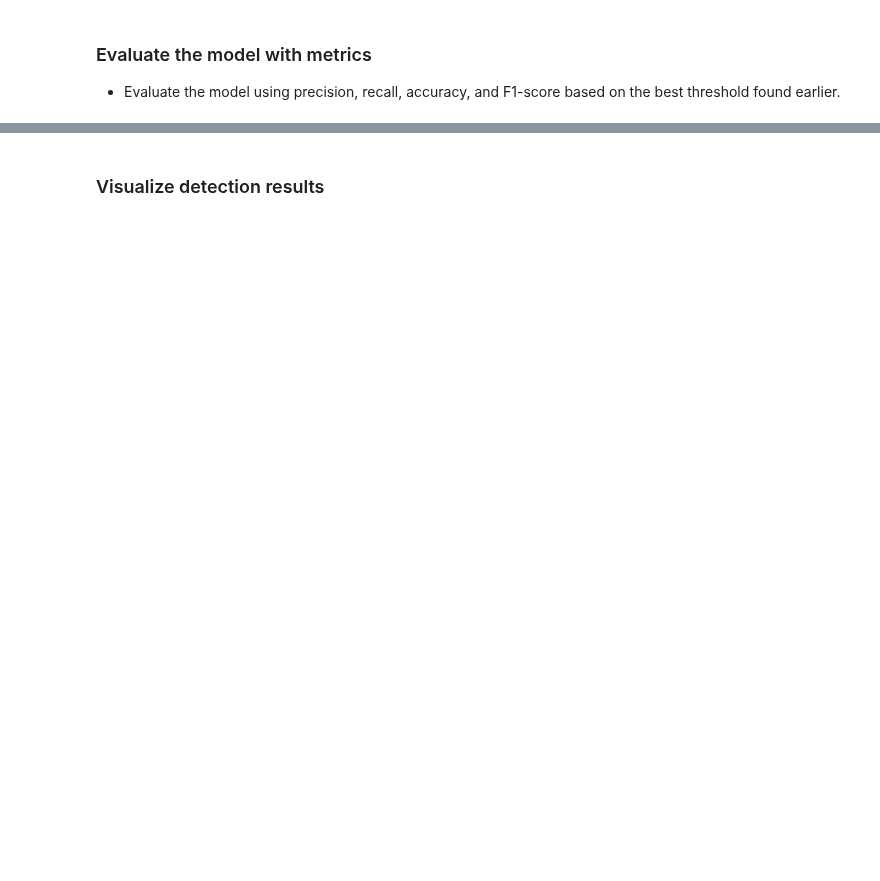
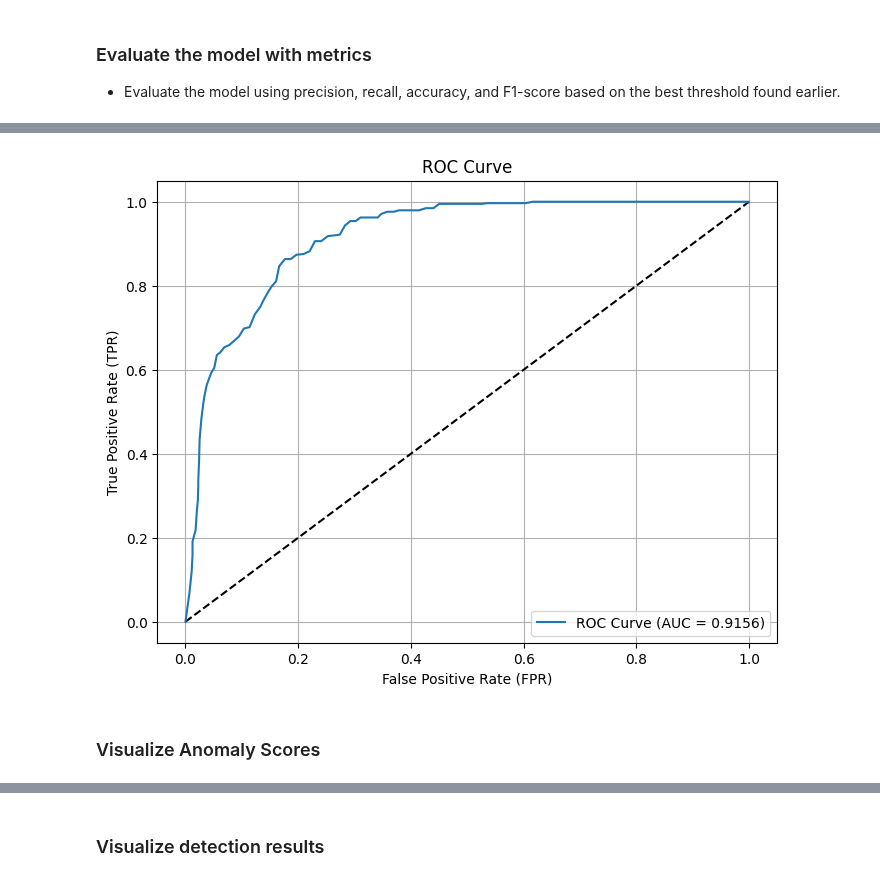
Before and after one commit to peunsu/wesad_stress_detection, a Jupyter notebook: dual-branch-vae-lstm/anomaly_detection.ipynb, the cells around one changed output, grey strips where cells are left out. Saved outputs shown, nothing was run; the diff lists cells and outputs as text; code cells hidden in the pictures; blank space fills up the shorter version.

```diff
--- a/dual-branch-vae-lstm/anomaly_detection.ipynb
+++ b/dual-branch-vae-lstm/anomaly_detection.ipynb
@@ -966,6 +995,10 @@ precision_aug = np.zeros(n_threshold)
 recall_aug = np.zeros(n_threshold)
 accuracy_aug = np.zeros(n_threshold)
 F1_aug = np.zeros(n_threshold)
+n_TP_aug = np.zeros(n_threshold)
+n_TN_aug = np.zeros(n_threshold)
+n_FP_aug = np.zeros(n_threshold)
+n_FN_aug = np.zeros(n_threshold)
 
 for i, threshold in tqdm(enumerate(threshold_list)):
     # augment the detection using the ground truth labels
@@ -973,9 +1006,7 @@ for i, threshold in tqdm(enumerate(threshold_list)):
     # introduced in "Unsupervised anomaly detection via variational auto-encoder for seasonal kpis in web applications"
     idx_detection_vae = return_anomaly_idx_by_threshold(test_score, threshold)
     idx_detection_vae_augmented = augment_detected_idx(idx_detection_vae, anomaly_index_vae)
-    precision_aug[i], recall_aug[i], accuracy_aug[i], F1_aug[i], _, _, _, _ = compute_precision_and_recall(idx_detection_vae_augmented,
-                                                                                       anomaly_index_vae,
-                                                                                       test_labels_vae)
+    precision_aug[i], recall_aug[i], accuracy_aug[i], F1_aug[i], n_TP_aug[i], n_TN_aug[i], n_FP_aug[i], n_FN_aug[i] = compute_precision_and_recall(idx_detection_vae_augmented, anomaly_index_vae, test_labels_vae)
 # %%
 print("Best F1 score is {}".format(np.amax(F1_aug)))
 idx_best_threshold = np.squeeze(np.argmax(F1_aug))
@@ -998,6 +1029,11 @@ idx_detection_augmented = augment_detected_idx(idx_detection, anomaly_index_vae)
 precision, recall, accuracy, F1, n_TP, n_TN, n_FP, n_FN = compute_precision_and_recall(idx_detection_augmented,
                                                                        anomaly_index_vae,
                                                                        test_labels_vae)
+FPR_aug = n_FP_aug / (n_FP_aug + n_TN_aug)
+TPR_aug = recall_aug
+roc_auc = auc(FPR_aug, TPR_aug)
+
+print("AUROC: {}".format(roc_auc))
 print("Precision: {}".format(precision))
 print("Recall: {}".format(recall))
 print("Accuracy: {}".format(accuracy))
@@ -1018,0 +1073,16 @@ FN: 1283
+# %%
+plt.figure(figsize=(8, 6))
+plt.plot([0, 1], [0, 1], 'k--')
+
+plt.plot(FPR_aug, TPR_aug, label=f'ROC Curve (AUC = {roc_auc:.4f})')
+
+plt.xlabel('False Positive Rate (FPR)')
+plt.ylabel('True Positive Rate (TPR)')
+plt.title('ROC Curve')
+plt.legend()
+plt.grid(True)
+plt.show()
+# %% [output]
+[figure, added]
+# %% [markdown]
+### Visualize Anomaly Scores
```
Also changed, not shown: parts of 35 cells of this notebook, 1 other file.
